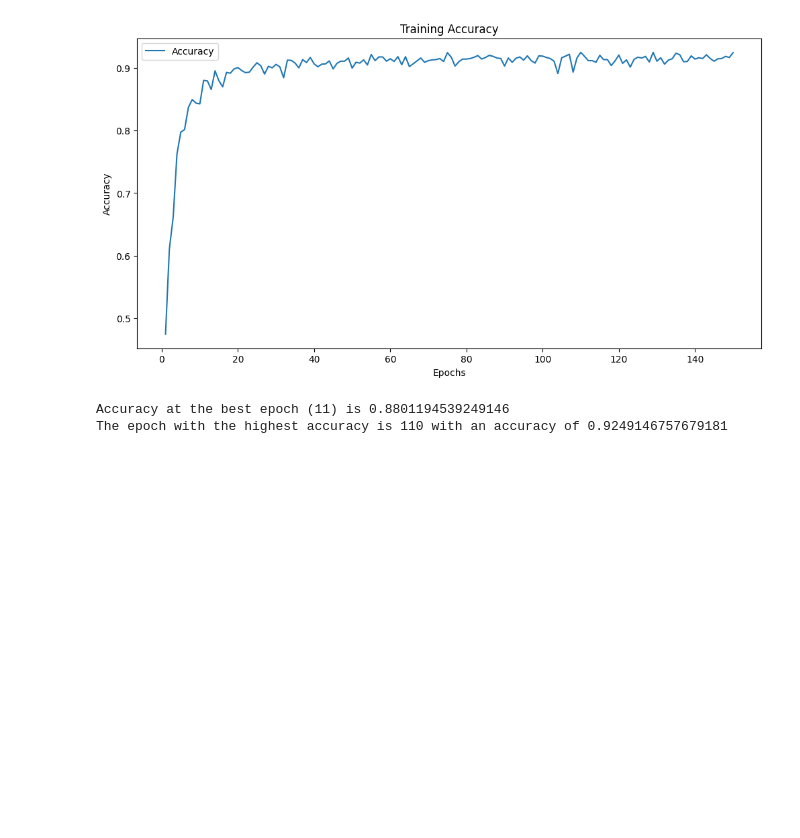
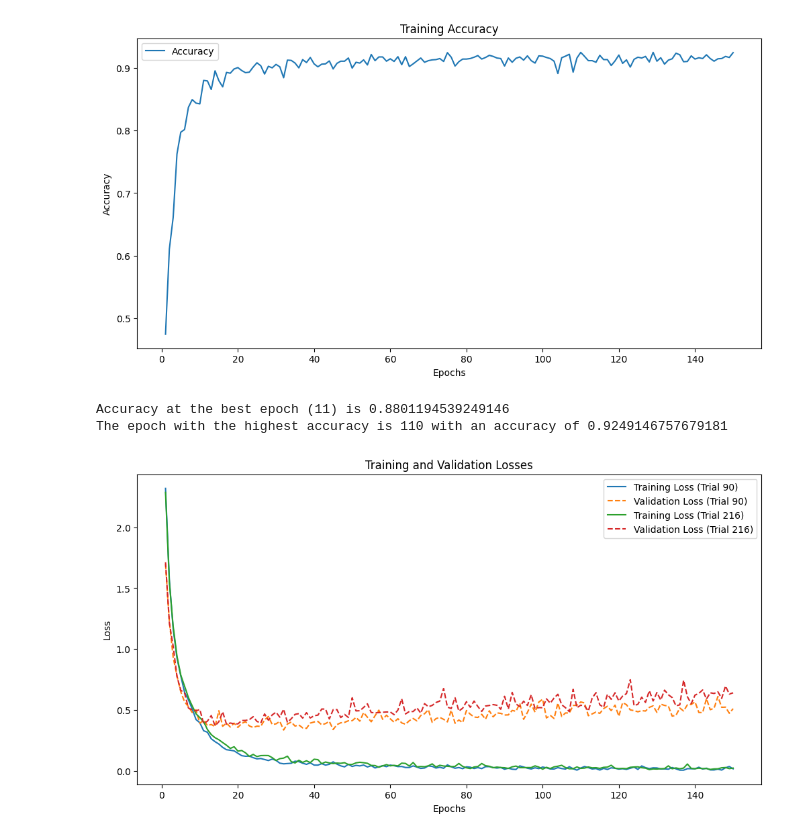
Before and after one commit to Perovsky56/Satellite-Imagery-CNN, a Jupyter notebook: satelliteCNN.ipynb, the cells around one changed output. Drawn from its saved outputs; the diff is of its cells as text; code cells hidden in the pictures; blank space fills up the shorter version.

```diff
--- a/satelliteCNN.ipynb
+++ b/satelliteCNN.ipynb
@@ -853,3 +1232,84 @@ The best epoch for stopping the learning process is 11
 [figure]
 Accuracy at the best epoch (11) is 0.8801194539249146
 The epoch with the highest accuracy is 110 with an accuracy of 0.9249146757679181
+# %%
+import pickle
+import matplotlib.pyplot as plt
+
+def load_data(trial_number):
+    try:
+        with open(f'outputs/train_losses_trial_{trial_number}.pkl', 'rb') as f:
+            train_losses = pickle.load(f)
+        with open(f'outputs/val_losses_trial_{trial_number}.pkl', 'rb') as f:
+            val_losses = pickle.load(f)
+        with open(f'outputs/accuracies_trial_{trial_number}.pkl', 'rb') as f:
+            accuracies = pickle.load(f)
+        return train_losses, val_losses, accuracies
+    except FileNotFoundError:
+        return None, None, None
+
+def find_best_trial(trial_numbers):
+    best_trial = None
+    best_accuracy = 0
+    for trial_number in trial_numbers:
+        train_losses, val_losses, accuracies = load_data(trial_number)
+        if train_losses is not None and val_losses is not None and accuracies is not None:
+            for epoch in range(len(accuracies)):
+                if accuracies[epoch] > best_accuracy:
+                    best_accuracy = accuracies[epoch]
+                    best_trial = trial_number
+    return best_trial
+
+def find_best_balanced_trial(trial_numbers):
+    best_trial = None
+    best_accuracy = 0
+    for trial_number in trial_numbers:
+        train_losses, val_losses, accuracies = load_data(trial_number)
+        if train_losses is not None and val_losses is not None and accuracies is not None:
+            for epoch in range(len(accuracies)):
+                if accuracies[epoch] > best_accuracy and val_losses[epoch] <= train_losses[epoch]:
+                    best_accuracy = accuracies[epoch]
+                    best_trial = trial_number
+    return best_trial
+
+def plot_losses(trial_number, train_losses, val_losses):
+    epochs = range(1, len(train_losses) + 1)
+    plt.plot(epochs, train_losses, label=f'Training Loss (Trial {trial_number})')
+    plt.plot(epochs, val_losses, linestyle='--', label=f'Validation Loss (Trial {trial_number})')
+
+def plot_accuracies(trial_number, accuracies):
+    epochs = range(1, len(accuracies) + 1)
+    plt.plot(epochs, accuracies, label=f'Accuracy (Trial {trial_number})')
+
+# Specify the trial numbers to analyze (1 to 300)
+trial_numbers = list(range(1, 301))
+
+# Find the best trial and the best balanced trial
+best_trial = find_best_trial(trial_numbers)
+best_balanced_trial = find_best_balanced_trial(trial_numbers)
+
+# Load data for the best trials
+train_losses_best, val_losses_best, accuracies_best = load_data(best_trial)
+train_losses_balanced, val_losses_balanced, accuracies_balanced = load_data(best_balanced_trial)
+
+# Plot losses for the best trials
+plt.figure(figsize=(12, 6))
+plot_losses(best_trial, train_losses_best, val_losses_best)
+plot_losses(best_balanced_trial, train_losses_balanced, val_losses_balanced)
+plt.xlabel('Epochs')
+plt.ylabel('Loss')
+plt.title('Training and Validation Losses')
+plt.legend()
+plt.show()
+
+# Plot accuracies for the best trials
+plt.figure(figsize=(12, 6))
+plot_accuracies(best_trial, accuracies_best)
+plot_accuracies(best_balanced_trial, accuracies_balanced)
+plt.xlabel('Epochs')
+plt.ylabel('Accuracy')
+plt.title('Training Accuracy')
+plt.legend()
+plt.show()
+# %% [output]
+[figure, added]
```
Also changed, not shown: parts of 9 cells of this notebook, 18 other files.
